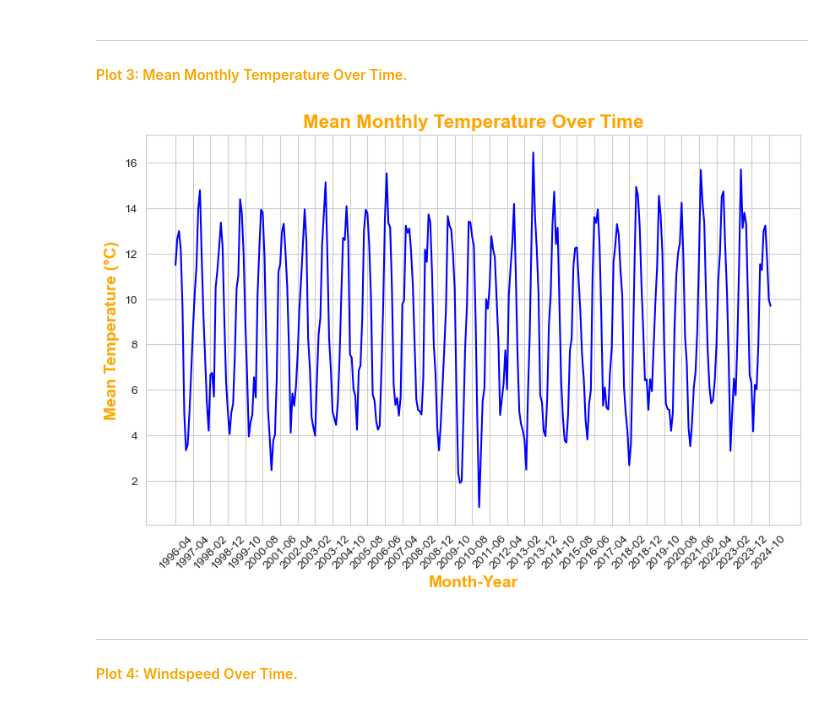
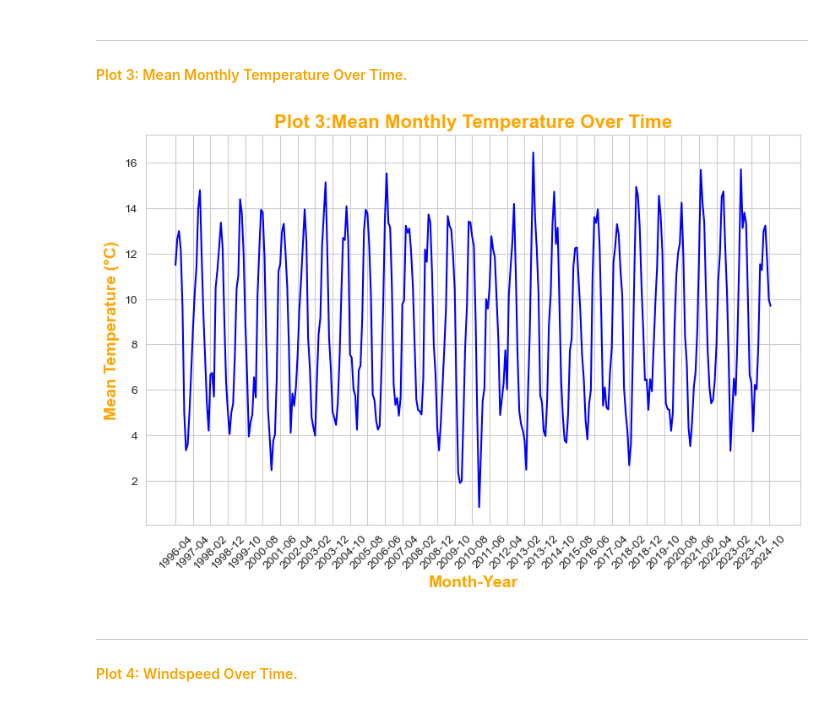
Before and after one commit to Laura6826/PFDA-assignments, a Jupyter notebook: assignment06/assignment_6_weather.ipynb, the cells around one changed output. Saved outputs shown, nothing was run; the diff lists cells and outputs as text; code cells hidden in the pictures.

```diff
--- a/assignment06/assignment_6_weather.ipynb
+++ b/assignment06/assignment_6_weather.ipynb
@@ -64,7 +61,8 @@ df_dropped.head()
 # %%
-df_dropped['date_time'] = pd.to_datetime(df_dropped['date_time'])
+df_dropped['date_time'] = pd.to_datetime(df_dropped['date_time'], format='%d-%b-%Y %H:%M')
 
 # Extract year, month, day, and time into separate columns
+df_dropped['date'] = df_dropped['date_time'].dt.date
 df_dropped['year'] = df_dropped['date_time'].dt.year
 df_dropped['month'] = df_dropped['date_time'].dt.month
 df_dropped['day'] = df_dropped['date_time'].dt.day
@@ -132,24 +130,24 @@ plt.show()
 # %%
 mean_monthly_temp = df_dropped.groupby('month_year')['temp'].mean().reset_index()
 mean_monthly_temp['month_year'] = mean_monthly_temp['month_year'].astype(str)
 
 sns.set_style("whitegrid")
 plt.figure(figsize=(10, 6))
 sns.lineplot(data= mean_monthly_temp, x='month_year', y='temp', color='blue')
 
 # Add titles and labels
-plt.title('Mean Monthly Temperature Over Time', fontsize=16, fontweight='bold', color='orange')
+plt.title('Plot 3: Mean Monthly Temperature Over Time', fontsize=16, fontweight='bold', color='orange')
 plt.xlabel('Month-Year', fontsize=14, color='orange', fontweight='bold')
 plt.ylabel('Mean Temperature (°C)', fontsize=14, color='orange', fontweight='bold')
 
 # Limit the number of x-axis labels by setting intervals
 # (Source: https://stackoverflow.com/questions/6682784/reducing-number-of-plot-ticks)
 plt.xticks(ticks=mean_monthly_temp.index[::10], labels=mean_monthly_temp['month_year'][::10], rotation=45)
 
 # Show the plot
 plt.show()
 # %% [output]
-[figure, old version]
+[figure, new version]
 # %% [markdown]
 ***
 #### <span style="color:orange"> Plot 4: Windspeed Over Time. <span>
```
Also changed, not shown: parts of 10 cells of this notebook.
